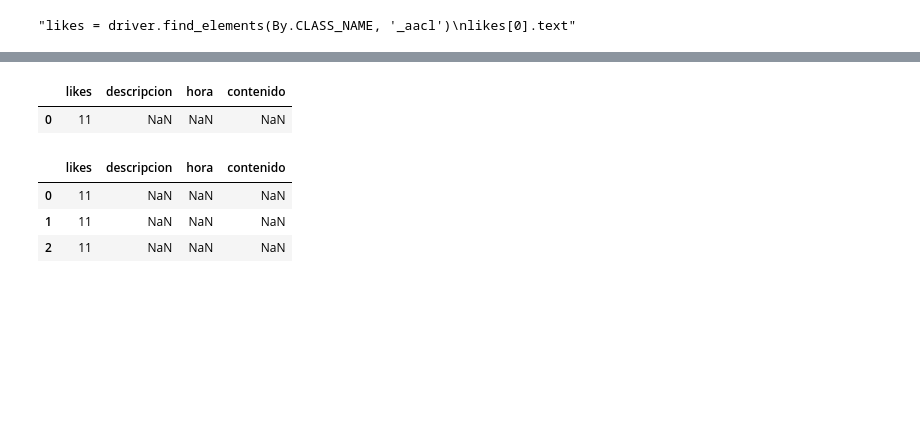
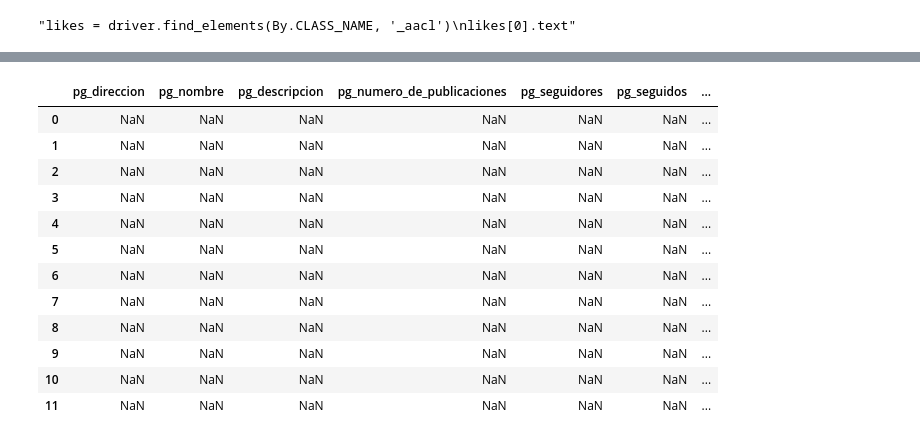
Before and after one commit to segomismo/proyecto-final-ironhack, a Jupyter notebook: src/codigojup.ipynb, the cells around one changed output, grey strips where cells are left out. Drawn from its saved outputs; the diff is of its cells as text; code cells hidden in the pictures; blank space fills up the shorter version.

```diff
--- a/src/codigojup.ipynb
+++ b/src/codigojup.ipynb
@@ -320,0 +394,12 @@ for i in contfoto:
+# %%
+"""contfoto = driver.find_elements(By.CSS_SELECTOR, '._aagu._aato')
+src = contfoto[0].get_attribute('src')
+contenido = contfoto[0].get_attribute('innerHTML')
+imagen_respuesta = requests.get(src)
+carpeta = "../images"
+nombre = f"imagenpreuba{cont1}-{cont2}.jpg"
+df.loc[cont1, 'ph_nombre'] = nombre
+archivo = os.path.join(carpeta, nombre)
+
+with open(archivo, "wb") as archivo:
+    archivo.write(imagen_respuesta.content)"""
@@ -321,15 +413,14 @@ for i in contfoto:
 # %%
-def damefoto(cont1):
-
-    contfoto = driver.find_elements(By.CSS_SELECTOR, '._aagu._aato')
-    contenido = contfoto[0].get_attribute('innerHTML')
-    imagen = contfoto[0].find_elements(By.CSS_SELECTOR, 'img')
-    alt = imagen[0].get_attribute('alt')
-    src = imagen[0].get_attribute('src')
-    imagen_respuesta = requests.get(src)
-    carpeta = "../images"
-    nombre = "imagenpreuba2.jpg"
-    archivo = os.path.join(carpeta, nombre)
-    with open(archivo, "wb") as archivo:
-        archivo.write(imagen_respuesta.content)
-    return()
+"""contfoto = driver.find_elements(By.CSS_SELECTOR, '._aagu._aato')
+contenido = contfoto[0].get_attribute('innerHTML')
+imagen = contfoto[0].find_elements(By.CSS_SELECTOR, 'img')
+alt = imagen[0].get_attribute('alt')
+alt
+src = imagen[0].get_attribute('src')
+src
+carpeta = '../images'
+imagen_respuesta = requests.get(src)
+archivo_nombre = 'ejemplo3.jpg'
+archivo_ruta = os.path.join(carpeta, archivo_nombre)
+with open(archivo_ruta, 'wb') as archivo:
+    archivo.write(imagen_respuesta.content)"""
@@ -346,5 +426,0 @@ df11["likes"] = 11
-# %%
-df11
-# %% [output]
-|  | likes | descripcion | hora | contenido |
-| 0 | 11 | NaN | NaN | NaN |
@@ -354,7 +427,18 @@ df11 = pruebas(hola, df11)
-# %%
-df11
-# %% [output]
-|  | likes | descripcion | hora | contenido |
-| 0 | 11 | NaN | NaN | NaN |
-| 1 | 11 | NaN | NaN | NaN |
-| 2 | 11 | NaN | NaN | NaN |
+# %%
+cont1 = 1
+df = damefoto(df, cont1)
+df
+# %% [output]
+|  | pg_direccion | pg_nombre | pg_descripcion | pg_numero_de_publicaciones | pg_seguidores | pg_seguidos | ... |
+| 0 | NaN | NaN | NaN | NaN | NaN | NaN | ... |
+| 1 | NaN | NaN | NaN | NaN | NaN | NaN | ... |
+| 2 | NaN | NaN | NaN | NaN | NaN | NaN | ... |
+| 3 | NaN | NaN | NaN | NaN | NaN | NaN | ... |
+| 4 | NaN | NaN | NaN | NaN | NaN | NaN | ... |
+| 5 | NaN | NaN | NaN | NaN | NaN | NaN | ... |
+| 6 | NaN | NaN | NaN | NaN | NaN | NaN | ... |
+| 7 | NaN | NaN | NaN | NaN | NaN | NaN | ... |
+| 8 | NaN | NaN | NaN | NaN | NaN | NaN | ... |
+| 9 | NaN | NaN | NaN | NaN | NaN | NaN | ... |
+| 10 | NaN | NaN | NaN | NaN | NaN | NaN | ... |
+| 11 | NaN | NaN | NaN | NaN | NaN | NaN | ... |
```
Also changed, not shown: parts of 39 cells of this notebook, 13 other files.
